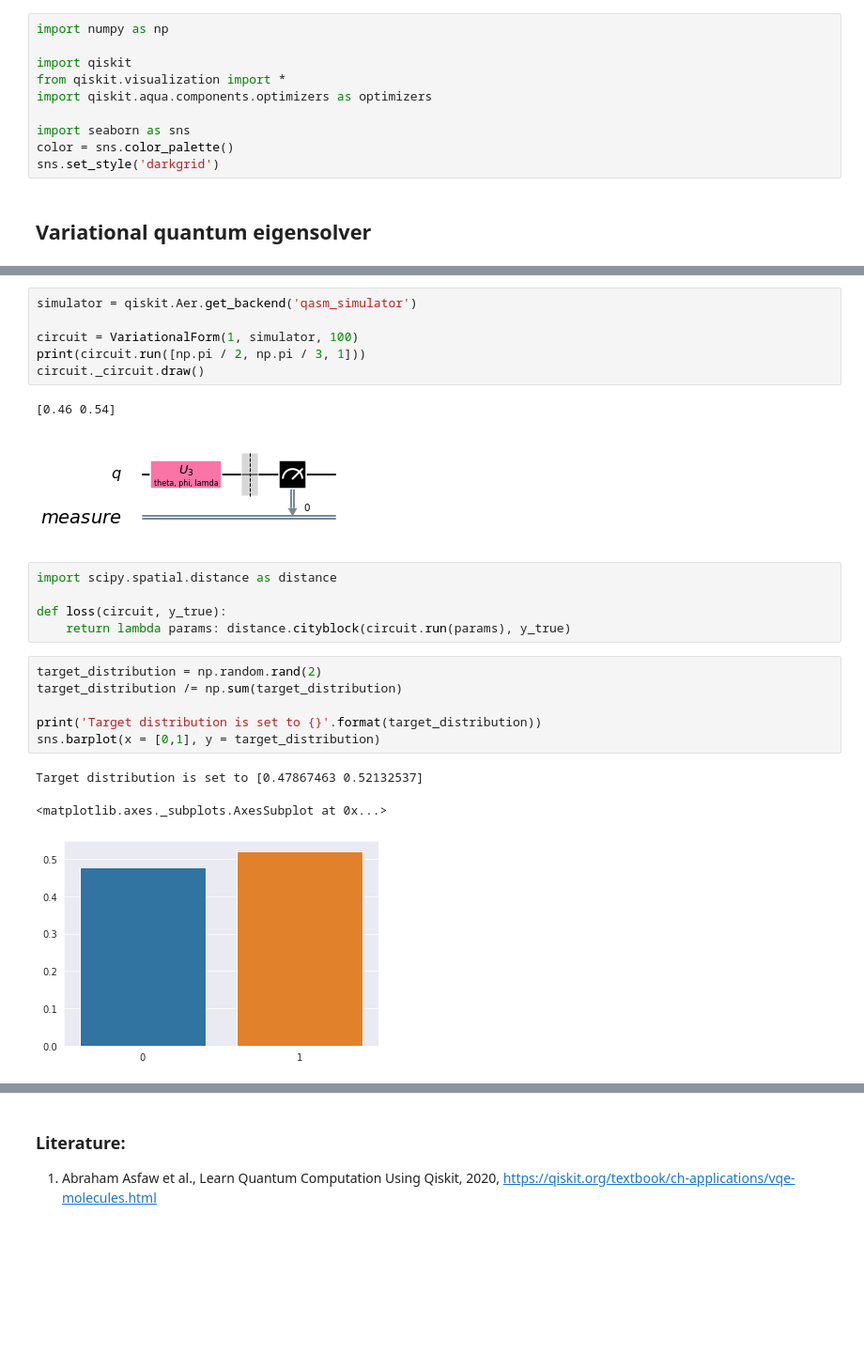
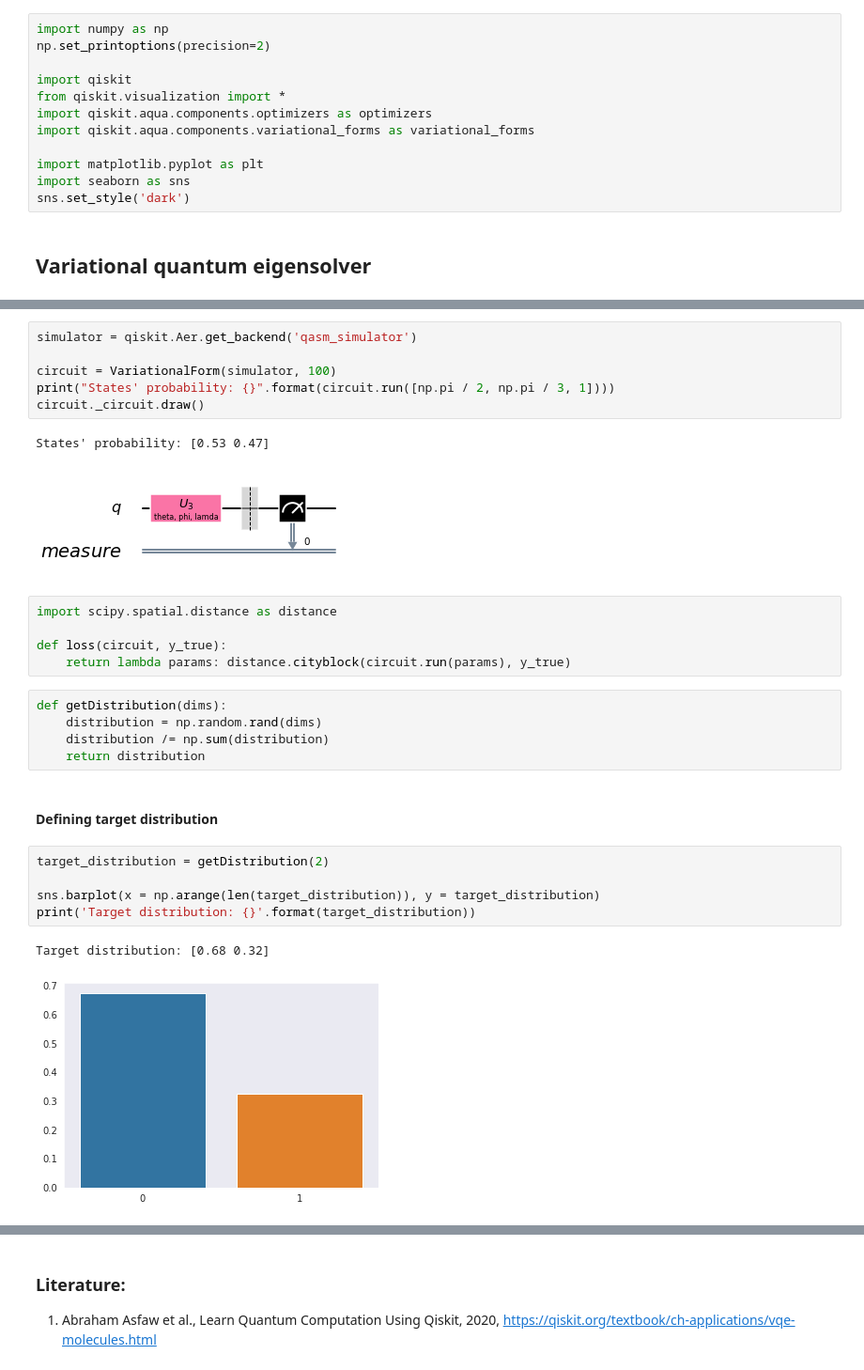
Before and after one commit to asakhnenko/EntangledSolutions, a Jupyter notebook: variational_quantum_eigensolver.ipynb, the cells around one changed output, grey strips where cells are left out. Shown at 94% size. Cells and saved outputs as stored; diff of their text form; blank space fills up the shorter version.

Commit message:
+ multi qubit variational form

```diff
--- a/variational_quantum_eigensolver.ipynb
+++ b/variational_quantum_eigensolver.ipynb
@@ -1,13 +1,15 @@
 # %%
 import numpy as np
+np.set_printoptions(precision=2)
 
 import qiskit
 from qiskit.visualization import *
 import qiskit.aqua.components.optimizers as optimizers
+import qiskit.aqua.components.variational_forms as variational_forms
 
+import matplotlib.pyplot as plt
 import seaborn as sns
-color = sns.color_palette()
-sns.set_style('darkgrid')
+sns.set_style('dark')
 # %% [markdown]
 ## Variational quantum eigensolver
 # %% [markdown]
@@ -51,26 +62,31 @@ class VariationalForm:
 # %%
 simulator = qiskit.Aer.get_backend('qasm_simulator')
 
-circuit = VariationalForm(1, simulator, 100)
-print(circuit.run([np.pi / 2, np.pi / 3, 1]))
+circuit = VariationalForm(simulator, 100)
+print("States' probability: {}".format(circuit.run([np.pi / 2, np.pi / 3, 1])))
 circuit._circuit.draw()
 # %% [output]
-[0.46 0.54]
+States' probability: [0.53 0.47]
 [figure]
 # %%
 import scipy.spatial.distance as distance
 
 def loss(circuit, y_true):
     return lambda params: distance.cityblock(circuit.run(params), y_true)
-# %%
-target_distribution = np.random.rand(2)
-target_distribution /= np.sum(target_distribution)
-
-print('Target distribution is set to {}'.format(target_distribution))
-sns.barplot(x = [0,1], y = target_distribution)
-# %% [output]
-Target distribution is set to [0.47867463 0.52132537]
-<matplotlib.axes._subplots.AxesSubplot at 0x...>
-[figure, removed]
+# %%
+def getDistribution(dims):
+    distribution = np.random.rand(dims)
+    distribution /= np.sum(distribution)
+    return distribution
+# %% [markdown]
+#### Defining target distribution
+# %%
+target_distribution = getDistribution(2)
+
+sns.barplot(x = np.arange(len(target_distribution)), y = target_distribution)
+print('Target distribution: {}'.format(target_distribution))
+# %% [output]
+Target distribution: [0.68 0.32]
+[figure, added]
 # %%
 simulator = qiskit.Aer.get_backend('qasm_simulator')
```
Also changed, not shown: parts of 16 cells of this notebook.
